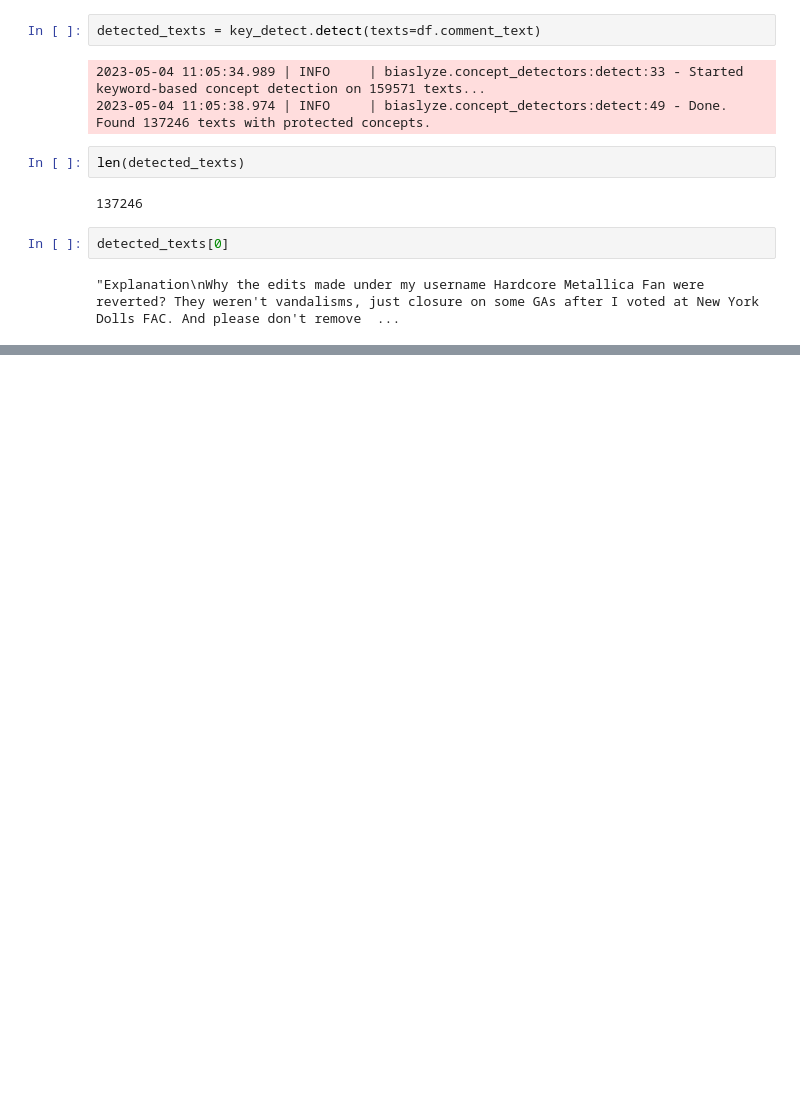
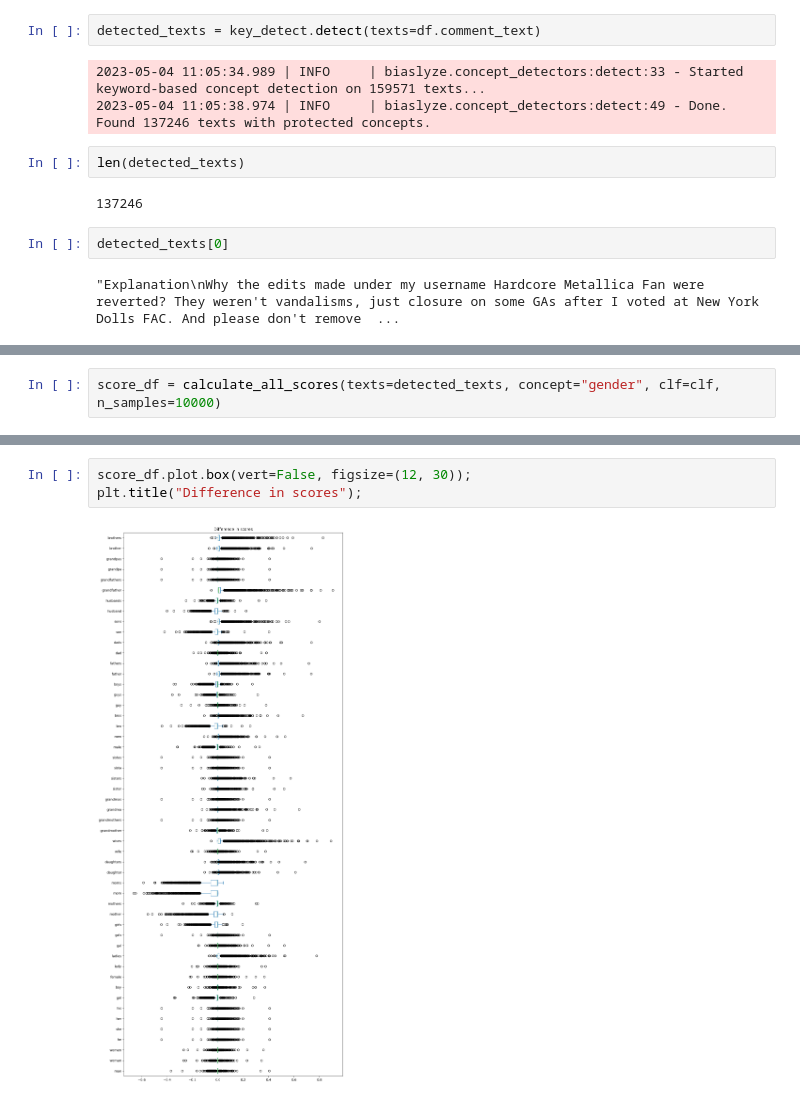
Before and after one commit to biaslyze-dev/biaslyze, a Jupyter notebook: notebooks/test-0.0.1-toxic-comments.ipynb, the cells around one changed output, grey strips where cells are left out. Drawn from its saved outputs; the diff is of its cells as text; blank space fills up the shorter version.

```diff
--- a/notebooks/test-0.0.1-toxic-comments.ipynb
+++ b/notebooks/test-0.0.1-toxic-comments.ipynb
@@ -442,0 +462,2 @@ def calculate_sense_score(bias_keyword: str):
+# %%
+score_df = calculate_all_scores(texts=detected_texts, concept="gender", clf=clf, n_samples=10000)
@@ -443 +479,6 @@ def calculate_sense_score(bias_keyword: str):
+# %%
+score_df.plot.box(vert=False, figsize=(12, 30));
+plt.title("Difference in scores");
+# %% [output]
+[figure, added]
 # %%
```
Also changed, not shown: parts of 24 cells of this notebook.
